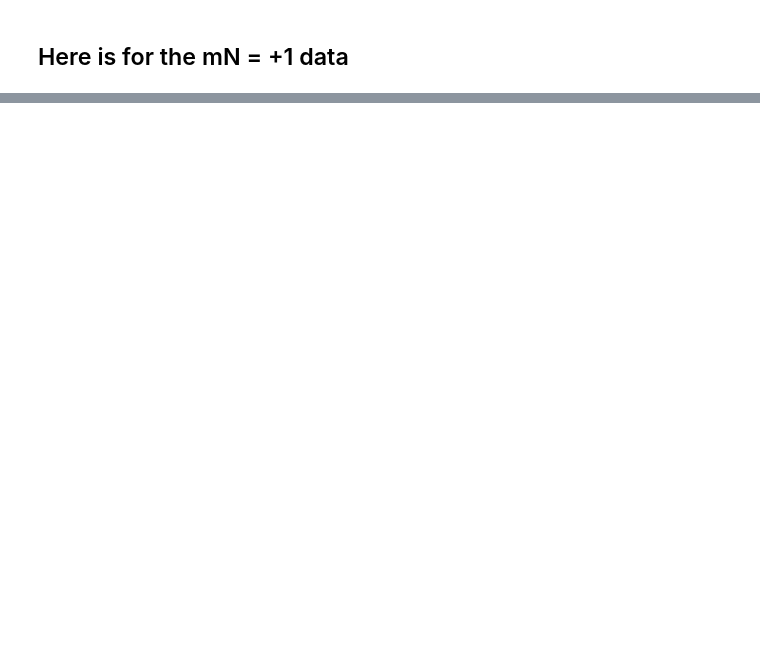
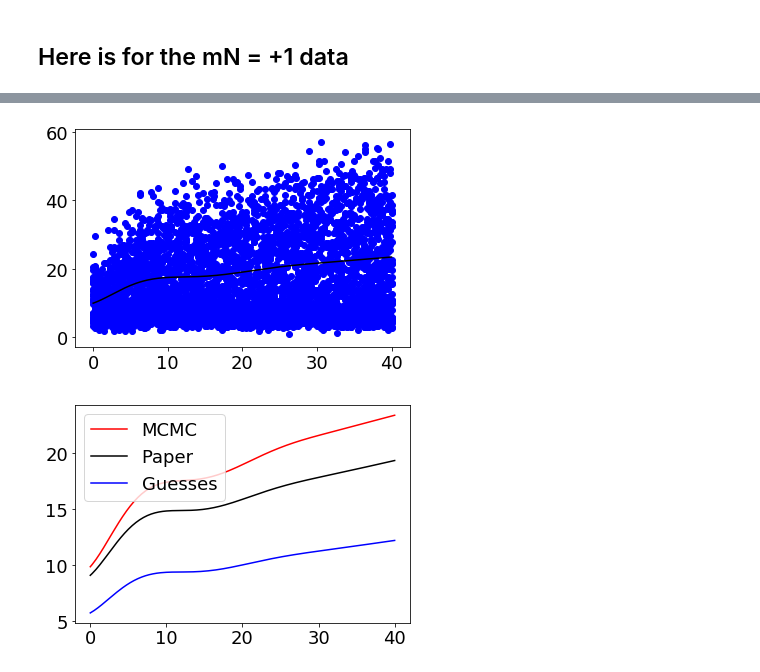
Before and after one commit to phys201/raman_rabi, a Jupyter notebook: realdata.ipynb, the cells around one changed output, grey strips where cells are left out. Cells and saved outputs as stored; diff of their text form; code cells hidden in the pictures; blank space fills up the shorter version.

```diff
--- a/realdata.ipynb
+++ b/realdata.ipynb
@@ -137,3 +591,37 @@ plt.show()
+# %%
+time, mu = rr_model.ideal_model(161, 0, 40, BG_MCMC, Ap_MCMC, Gammap_MCMC, Ah_MCMC, Omegah_MCMC, Gammadeph_MCMC)
+mu = mu*np.mean(np.percentile(traces[6:len(theta), :], 50, axis=1)) #MOST IMPORTANT PART!!!!
+#we multiply mu by the 50th percentile
+#mean of laser skew
+
+#Plot over unaveraged data
+plt.figure()
+for iii in range(data_length):
+    plt.scatter(time, mN1_data.get_df().values[iii, :]*scale_factor/dataN, color='b')
+plt.plot(time, mu, color='k')
+plt.show()
+
+##paper values
+BG = params[0]
+Ap = params[1]
+Gammap = params[2]
+Ah = params[3]
+Omegah = params[4]
+Gammadeph = params[5]
+time, paper_mu = rr_model.ideal_model(161, 0, 40, BG, Ap, Gammap, Ah, Omegah, Gammadeph)
+##Sequentially estimated guesses
+time, prior_mu = rr_model.ideal_model(161, 0, 40, params[0], params[1], params[2], params[3], params[4], params[5])
+prior_mu = prior_mu*np.mean(skew_value_params)
+##Compare Results
+plt.figure()
+plt.plot(time, mu, color='r', label='MCMC')
+plt.plot(time, paper_mu, color='k', label='Paper')
+plt.plot(time, prior_mu, color='b', label='Guesses')
+plt.legend()
+plt.show()
+# %% [output]
+[figure, added]
+[figure, added]
 # %%
 #Look at burn in. This isn't a very realistic set up, we start with good parameters and
 #then only let the walkers walk a little while
```
Also changed, not shown: parts of 24 cells of this notebook, 1 other file.
